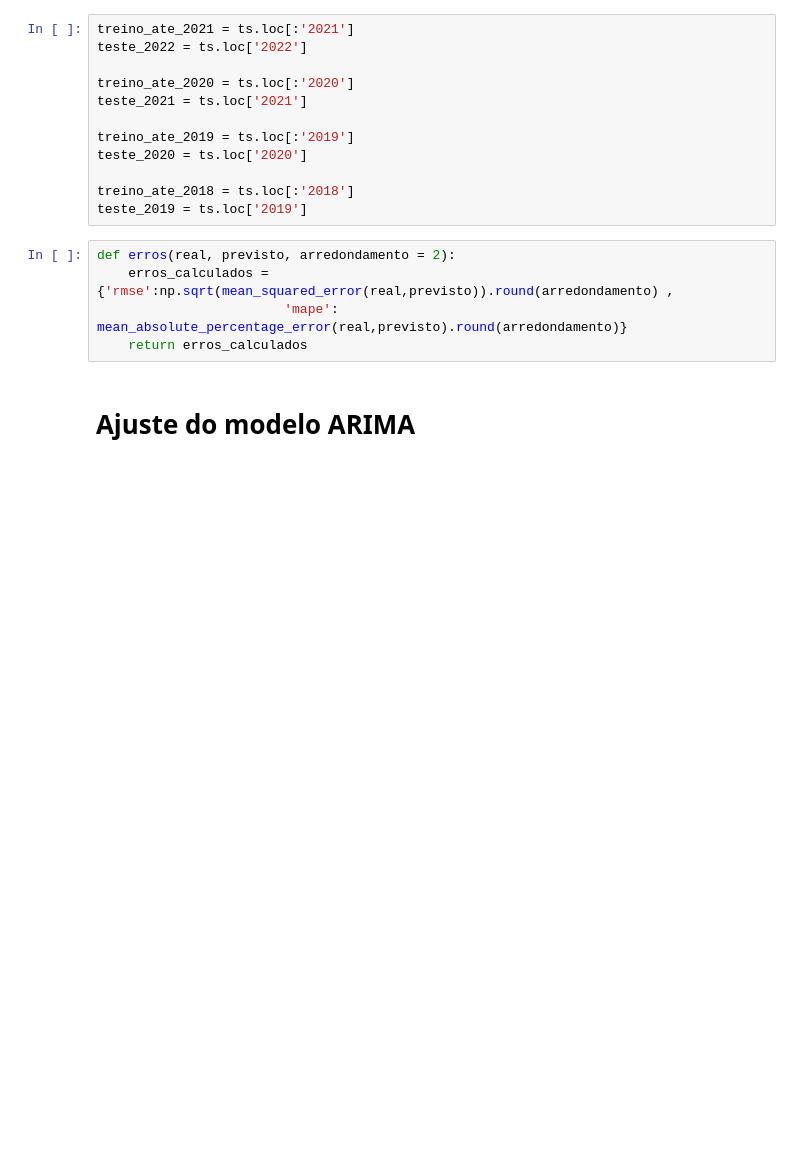
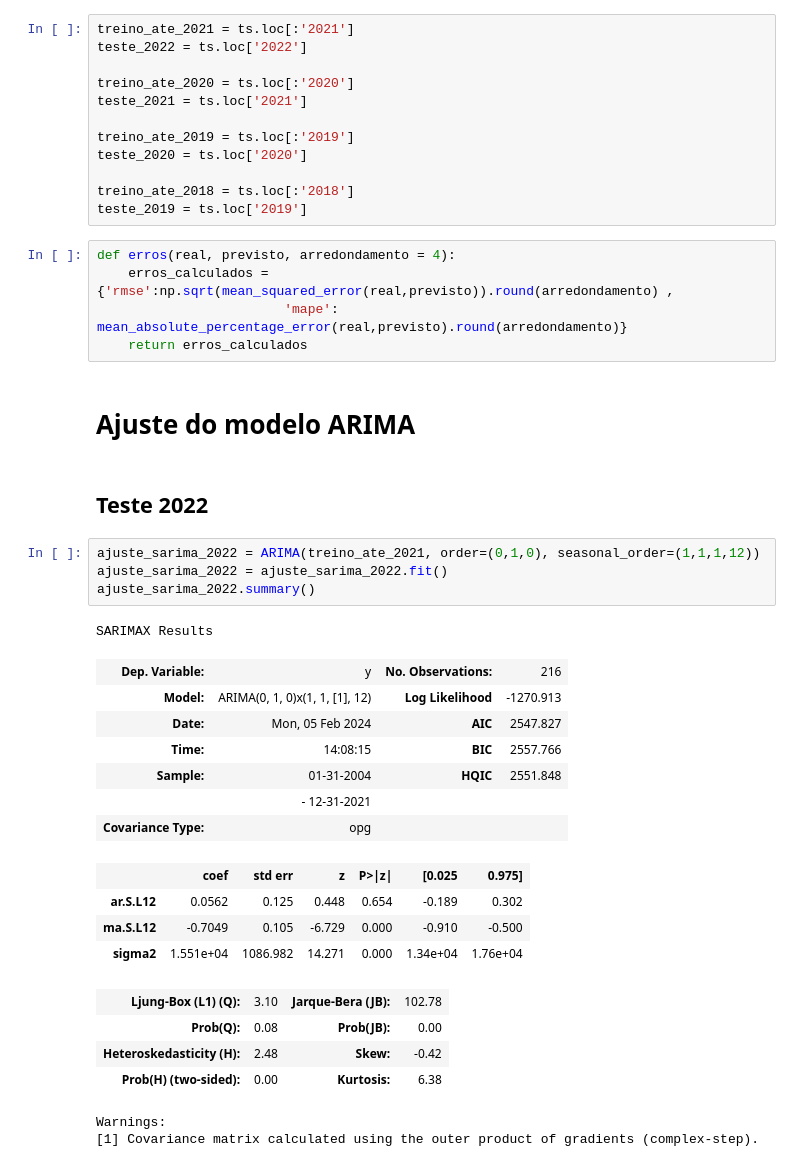
Before and after one commit to dlourencosantos/estudo_energia_ermac, a Jupyter notebook: ts_implementation.ipynb, the cells around one changed output. Saved outputs shown, nothing was run; the diff lists cells and outputs as text; blank space fills up the shorter version.

Commit message:
add arima forecast and att gitignore

```diff
--- a/ts_implementation.ipynb
+++ b/ts_implementation.ipynb
@@ -126,9 +126,34 @@ teste_2020 = ts.loc['2020']
 treino_ate_2018 = ts.loc[:'2018']
 teste_2019 = ts.loc['2019']
 # %%
-def erros(real, previsto, arredondamento = 2):
+def erros(real, previsto, arredondamento = 4):
     erros_calculados = {'rmse':np.sqrt(mean_squared_error(real,previsto)).round(arredondamento) ,
                         'mape': mean_absolute_percentage_error(real,previsto).round(arredondamento)}
     return erros_calculados
 # %% [markdown]
 # Ajuste do modelo ARIMA
+# %% [markdown]
+## Teste 2022
+# %%
+ajuste_sarima_2022 = ARIMA(treino_ate_2021, order=(0,1,0), seasonal_order=(1,1,1,12))
+ajuste_sarima_2022 = ajuste_sarima_2022.fit()
+ajuste_sarima_2022.summary()
+# %% [output]
+SARIMAX Results
+| Dep. Variable: | y | No. Observations: | 216 |
+| Model: | ARIMA(0, 1, 0)x(1, 1, [1], 12) | Log Likelihood | -1270.913 |
+| Date: | Mon, 05 Feb 2024 | AIC | 2547.827 |
+| Time: | 14:08:15 | BIC | 2557.766 |
+| Sample: | 01-31-2004 | HQIC | 2551.848 |
+|  | - 12-31-2021 |  |  |
+| Covariance Type: | opg |  |  |
+|  | coef | std err | z | P>|z| | [0.025 | 0.975] |
+| ar.S.L12 | 0.0562 | 0.125 | 0.448 | 0.654 | -0.189 | 0.302 |
+| ma.S.L12 | -0.7049 | 0.105 | -6.729 | 0.000 | -0.910 | -0.500 |
+| sigma2 | 1.551e+04 | 1086.982 | 14.271 | 0.000 | 1.34e+04 | 1.76e+04 |
+| Ljung-Box (L1) (Q): | 3.10 | Jarque-Bera (JB): | 102.78 |
+| Prob(Q): | 0.08 | Prob(JB): | 0.00 |
+| Heteroskedasticity (H): | 2.48 | Skew: | -0.42 |
+| Prob(H) (two-sided): | 0.00 | Kurtosis: | 6.38 |
+Warnings:
+[1] Covariance matrix calculated using the outer product of gradients (complex-step).
```
Also changed, not shown: parts of 2 cells of this notebook, 1 other file.
